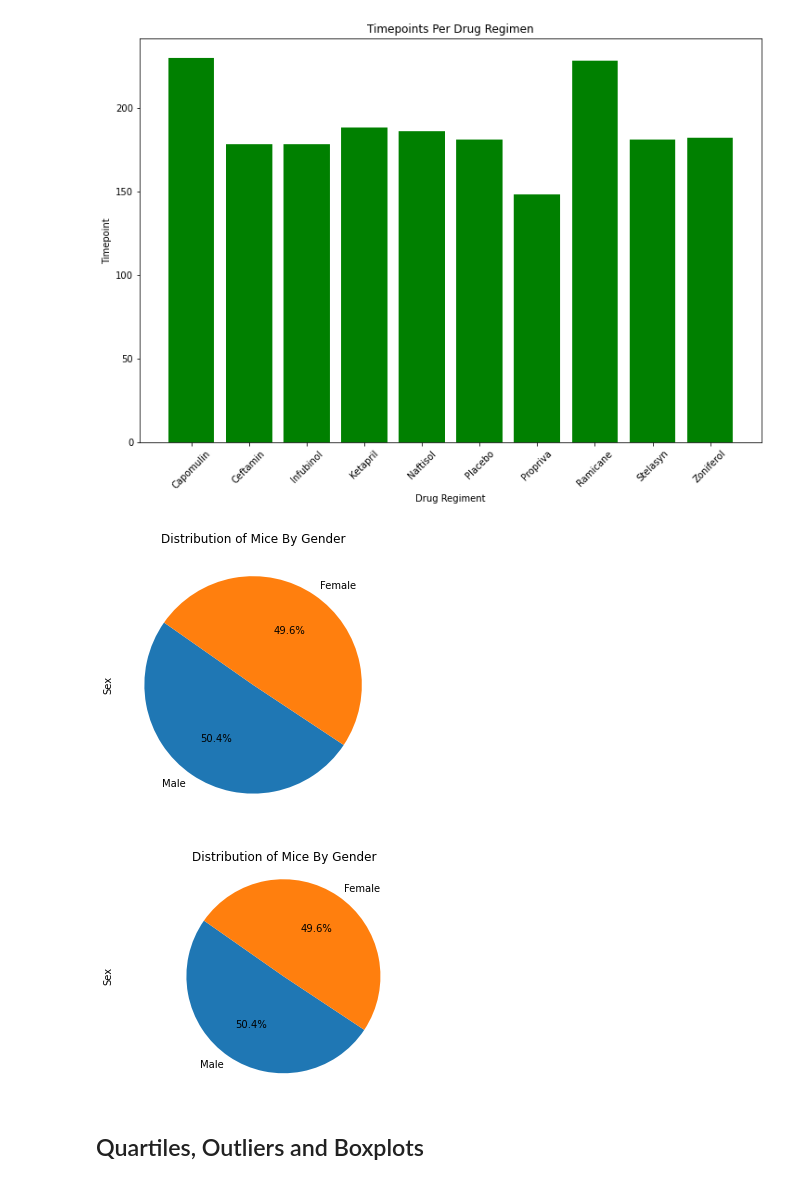
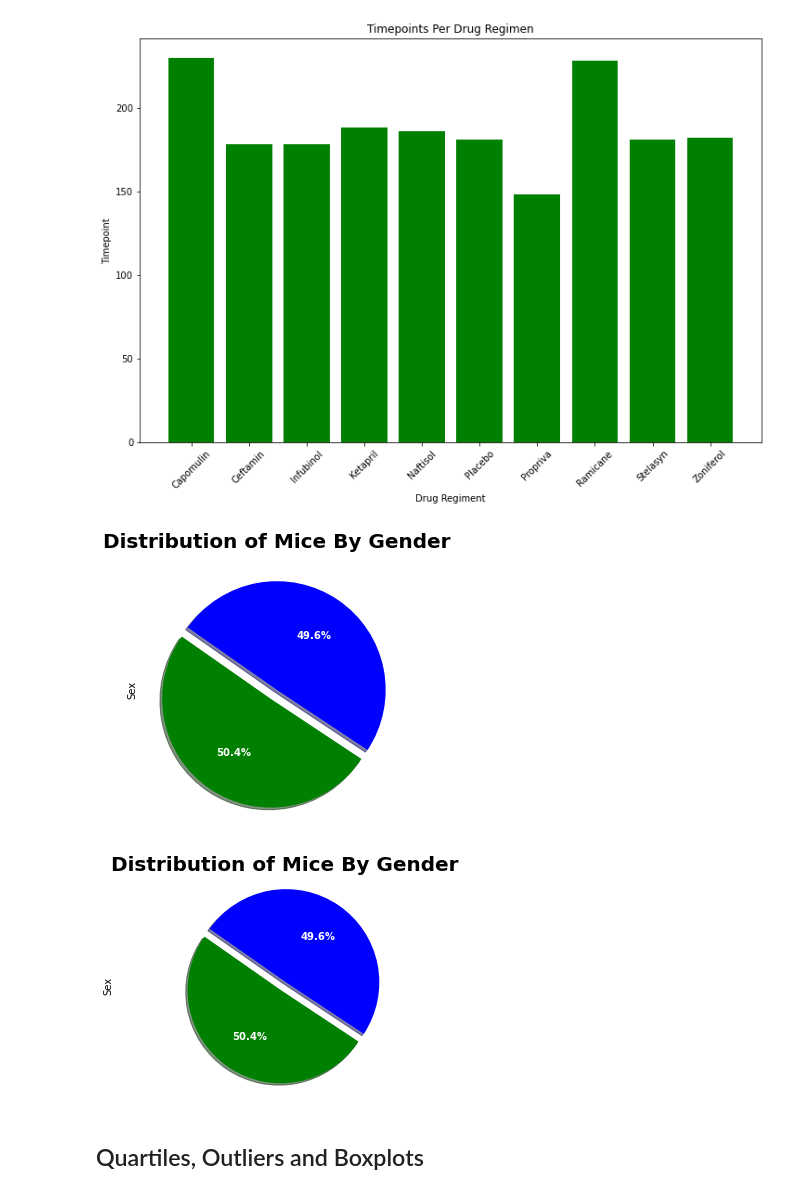
Before and after one commit to tlenzmeier58/matplotlib_challenge, a Jupyter notebook: pymaceuticals_starter.ipynb, the cells around one changed output. Saved outputs shown, nothing was run; the diff lists cells and outputs as text; code cells hidden in the pictures.

```diff
--- a/pymaceuticals_starter.ipynb
+++ b/pymaceuticals_starter.ipynb
@@ -6,6 +6,7 @@ import matplotlib.pyplot as plt
 import pandas as pd
 import scipy.stats as st
 import numpy as np
+import os as os
 
 # Study data files
 mouse_metadata_path = "../matplotlib_challenge/Pymaceuticals/data/Mouse_metadata.csv"
@@ -15,10 +16,10 @@ study_results_path = "../matplotlib_challenge/Pymaceuticals/data/Study_results.c
 mouse_metadata = pd.read_csv(mouse_metadata_path)
 study_results = pd.read_csv(study_results_path)
 
-# Combine the data into a single dataset
-combined_data_df = pd.merge(mouse_metadata, study_results, how='outer', on=(['Mouse ID', 'Mouse ID']))
+# # Combine the data into a single dataset
+combined_data_df = pd.merge(mouse_metadata, study_results, how='left', on=(['Mouse ID', 'Mouse ID']))
 
-# Display the data table for preview
+# # Display the data table for preview
 combined_data_df.head()
 # %% [output]
 |  | Mouse ID | Drug Regimen | Sex | Age_months | Weight (g) | Timepoint | Tumor Volume (mm3) | ... |
@@ -201,23 +201,34 @@ plt.show()
 # %%
 # Generate a pie plot showing the distribution of female versus male mice using Pandas
 clean_mouse_metadata = mouse_metadata.loc[~mouse_metadata['Mouse ID'].isin(dup_mice)]
 gender_distribution = clean_mouse_metadata['Sex'].value_counts()
+colors = ['green', 'blue']
+explode = (0.1, 0)
 
-gender_distribution.plot(kind="pie", figsize=(5,5), autopct='%1.1f%%', startangle=145)
-plt.title("Distribution of Mice By Gender")
+gender_distribution.plot(
+    kind="pie", figsize=(5,5), colors = colors, autopct='%1.1f%%', shadow = True,
+    explode = explode, startangle=145, textprops={'color':"white", 'weight':'bold'}
+    )
+plt.title("Distribution of Mice By Gender", fontsize = 20, weight = 'bold')
+plt.savefig("../matplotlib_challenge/images/pie_panda.png")
 plt.show()
 # %% [output]
-[figure, old version]
+[figure, new version]
 # %%
 # Generate a pie plot showing the distribution of female versus male mice using pyplot
 
 labels = clean_mouse_metadata["Sex"].unique()
-plt.pie(gender_distribution, labels=labels, autopct="%1.1f%%", startangle=145)
+colors = ['green', 'blue']
+explode = (0.1, 0)
+plt.pie(
+    gender_distribution, labels=labels, colors = colors, explode = explode,
+    shadow = True, autopct="%1.1f%%", textprops={'color':'white', 'weight':'bold'}, startangle=145
+    )
 plt.axis("equal")
-plt.title("Distribution of Mice By Gender")
+plt.title("Distribution of Mice By Gender", fontsize = 20, weight = 'bold')
 plt.ylabel("Sex")
 plt.show()
 # %% [output]
-[figure, old version]
+[figure, new version]
 # %% [markdown]
 ## Quartiles, Outliers and Boxplots
```
Also changed, not shown: parts of 15 cells of this notebook, 1 other file.
